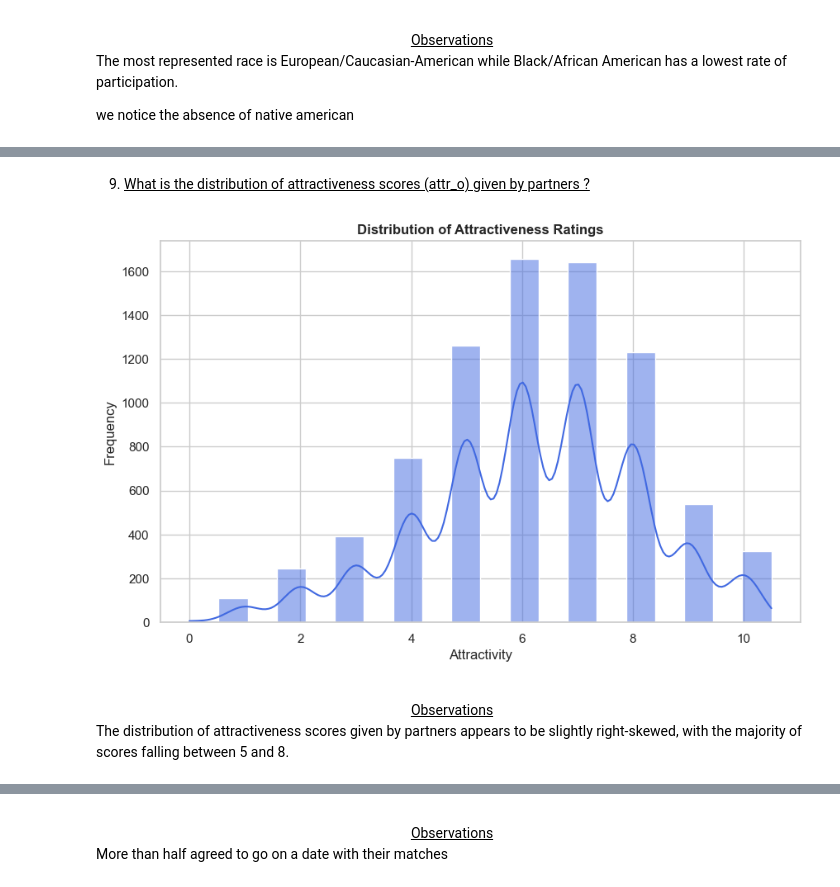
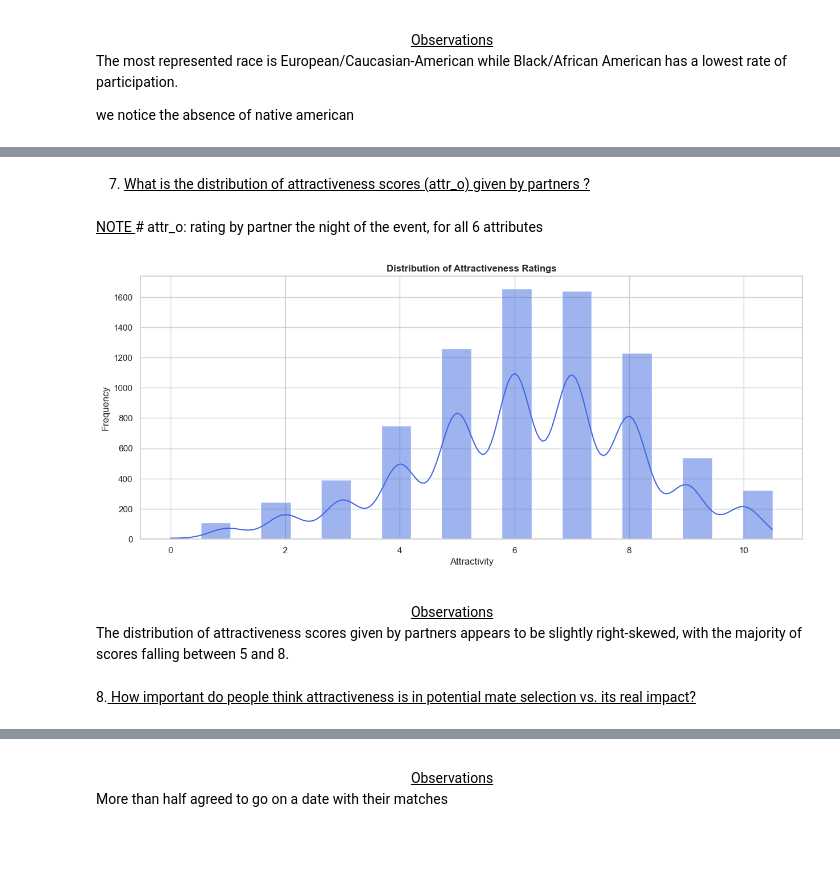
Before and after one commit to NadiaPreuvot/Block.2.EDA-Speed.Dating-Tinder_Project, a Jupyter notebook: speed_dating_project/speed_dating_notebook.ipynb, the cells around one changed output, grey strips where cells are left out. Saved outputs shown, nothing was run; the diff lists cells and outputs as text; code cells hidden in the pictures; blank space fills up the shorter version.

```diff
--- a/speed_dating_project/speed_dating_notebook.ipynb
+++ b/speed_dating_project/speed_dating_notebook.ipynb
@@ -93,9 +104,6 @@ df["match"]=df["match"].replace({1: "yes" , 0: "no"})
 # %%
 #Replacing the value for participant and the partner by 1 = yes if they were the same race or else by 0=no
 df["samerace"]= df["samerace"].replace({1 : "yes", 0: "no"})
-# %%
-#Replacing samerace :1= yes, 0 = no
-df["samerace"]=df["samerace"].replace({1: "yes" , 0: "no"})
 # %% [markdown]
 2. <u>Let's change the numbers into names to better understand the data.
 # %%
@@ -281,12 +320,0 @@ we notice the absence of native american
-# %%
-# Réglage du style de seaborn
-sns.set(style="whitegrid")
-
-# Création d'un histogramme pour visualiser les réponses à 'imprace'
-plt.figure(figsize=(10, 6))
-sns.histplot(df['imprace'], bins=10, kde=False, color='skyblue')
-plt.title('Importance of Dating Someone of the Same Racial/Ethnic Background', weight='bold')
-plt.xlabel('Importance Level (1-10)')
-plt.ylabel('Number of Participants')
-plt.xticks(range(1, 11))  # Assurez-vous que les ticks correspondent à l'échelle de 1 à 10
-plt.show()
@@ -301,12 +346,0 @@ The vast majority of participants do not attach importance to race
-# %%
-# Réglage du style de seaborn
-sns.set(style="whitegrid")
-
-# Création d'un histogramme pour visualiser les réponses à 'imprelig'
-plt.figure(figsize=(10, 6))
-sns.histplot(df['imprelig'], bins=10, kde=False, color='purple')
-plt.title('Importance of Dating Someone of the Same Religious Background', weight='bold')
-plt.xlabel('Importance Level (1-10)')
-plt.ylabel('Number of Participants')
-plt.xticks(range(1, 11))  # Assurez-vous que les ticks correspondent à l'échelle de 1 à 10
-plt.show()
@@ -396,19 +452,23 @@ plt.show()
 # %% [markdown]
-9. <u> What is the distribution of attractiveness scores (attr_o) given by partners ?
+7. <u> What is the distribution of attractiveness scores (attr_o) given by partners ?
+# %% [markdown]
+</u><ins> <font color="bleu"><ins>NOTE</font></u> </ins># attr_o: rating by partner the night of the event, for all 6 attributes
 # %%
-# Réglage du style de seaborn
+# Seaborn
 sns.set(style="whitegrid")
 
 # Histogramme de l'attractivité
-plt.figure(figsize=(10, 6))
+plt.figure(figsize=(15, 6))
 sns.histplot(df['attr_o'], bins=20, kde=True, color='royalblue')
 plt.title('Distribution of Attractiveness Ratings', weight='bold')
 plt.xlabel('Attractivity')
 plt.ylabel('Frequency')
 plt.show()
 # %% [output]
-[figure, old version]
+[figure, new version]
 # %% [markdown]
  </u><ins><center> <font color="bleu"><ins>Observations</font> </center>
 </br>
  The distribution of attractiveness scores given by partners appears to be slightly right-skewed, with the majority of scores falling between 5 and 8.
+# %% [markdown]
+8.<u> How important do people think attractiveness is in potential mate selection vs. its real impact?
```
Also changed, not shown: parts of 128 cells of this notebook.
